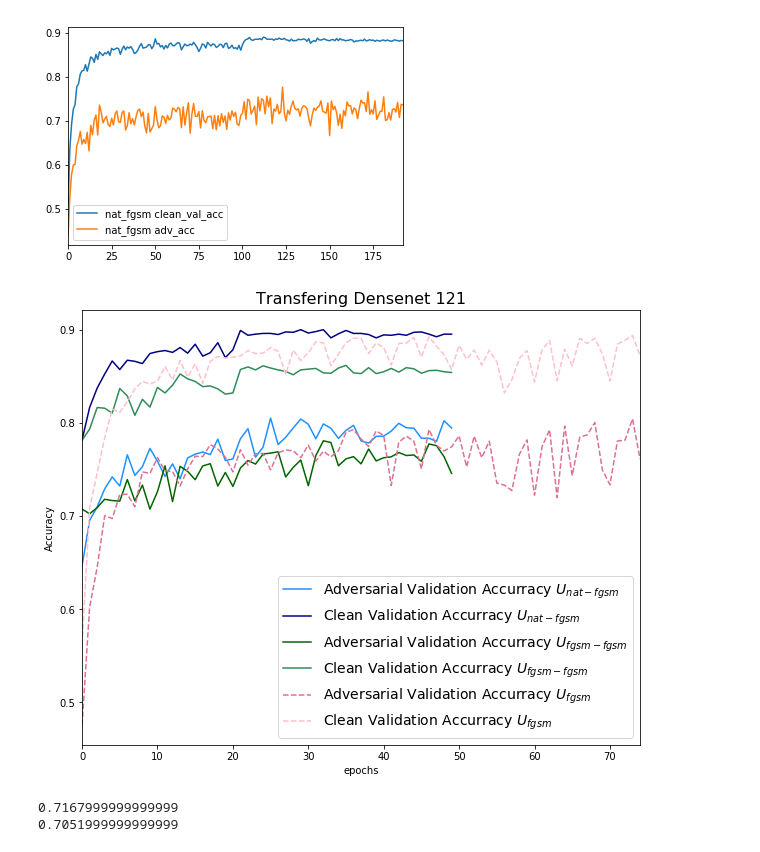
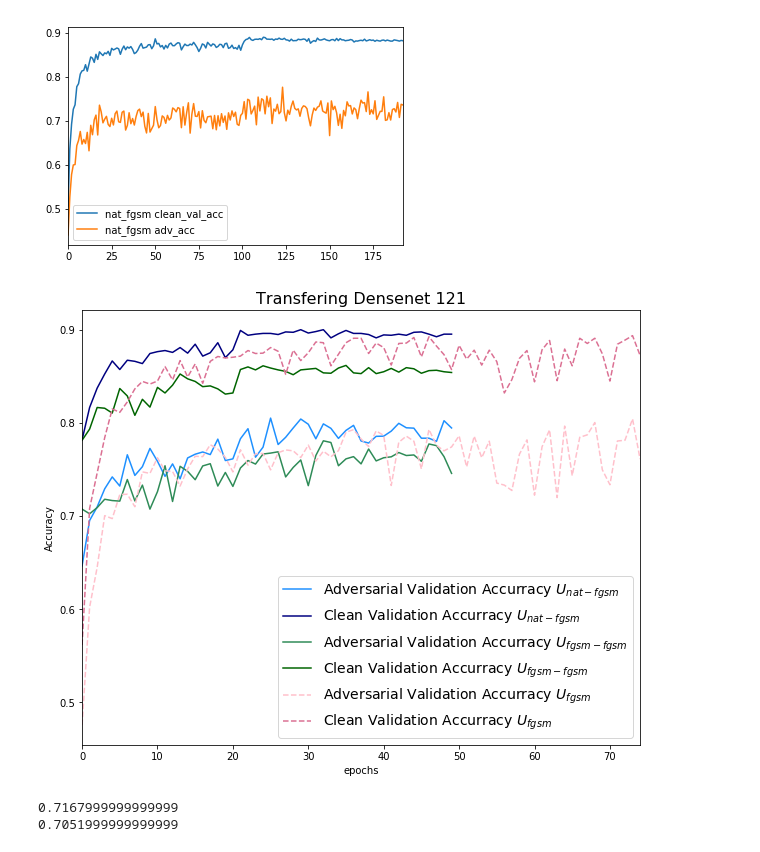
Before and after one commit to nanton96/An-Empirical-Evaluation-of-Adversarial-Robustness-under-Transfer-Learning, a Jupyter notebook: notebooks/Testing_Results_2.ipynb, the cells around one changed output. Saved outputs shown, nothing was run; the diff lists cells and outputs as text; code cells hidden in the pictures.

```diff
--- a/notebooks/Testing_Results_2.ipynb
+++ b/notebooks/Testing_Results_2.ipynb
@@ -149,38 +149,38 @@ plt.legend()
 baseline = 'densenet121_cifar10_fgsm'
 net='transfer_resnet56_nat_fgsm'
 plt.figure(figsize=(10,8))
 plt.title('Transfering Densenet 121',fontsize=16)
 adv_val_acc_summary[net].plot(label = 'Adversarial Validation Accurracy $U_{nat-fgsm}$', color='dodgerblue')
 clean_val_acc_summary[net].plot(label = 'Clean Validation Accurracy $U_{nat-fgsm}$', color='navy')
 
 
 net='transfer_densenet121_fgsm_fgsm'
 
-adv_val_acc_summary[net].plot(label = 'Adversarial Validation Accurracy $U_{fgsm-fgsm}$', color='darkgreen')
-clean_val_acc_summary[net].plot(label = 'Clean Validation Accurracy $U_{fgsm-fgsm}$', color='seagreen')
+adv_val_acc_summary[net].plot(label = 'Adversarial Validation Accurracy $U_{fgsm-fgsm}$', color='seagreen')
+clean_val_acc_summary[net].plot(label = 'Clean Validation Accurracy $U_{fgsm-fgsm}$', color='darkgreen')
 
-adv_val_acc_summary[baseline][:75].plot(label = 'Adversarial Validation Accurracy $U_{fgsm}$',color = 'palevioletred',linestyle='dashed')
-clean_val_acc_summary[baseline][:75].plot(label = 'Clean Validation Accurracy $U_{fgsm}$',color='pink',linestyle='dashed')
+adv_val_acc_summary[baseline][:75].plot(label = 'Adversarial Validation Accurracy $U_{fgsm}$',color = 'pink',linestyle='dashed')
+clean_val_acc_summary[baseline][:75].plot(label = 'Clean Validation Accurracy $U_{fgsm}$',color='palevioletred',linestyle='dashed')
 plt.legend(fontsize=14)
 plt.xlabel('epochs')
 plt.ylabel('Accuracy')
 
 
 # net='transfer_densenet121_fgsm_fgsm'
 
 # adv_val_acc_summary[net].plot(label = 'adv_val_acc')
 # clean_val_acc_summary[net].plot(label = 'clean_val_acc')
 
 # adv_val_acc_summary[baseline].plot(label = 'adv_val_acc')
 # clean_val_acc_summary[baseline].plot(label = 'clean_val_acc')
 # plt.xlabel('epochs')
 # plt.ylabel('Accuracy')
 plt.savefig('TransferLearning.pdf')
 
 
 plt.show()
 # %% [output]
-[figure, old version]
+[figure, new version]
 # %%
 plt.figure(figsize=(10,10))
 train_summary['transfer_resnet56_fgsm_fgsm'].plot(label = 'clean_train_acc fgsm_fgsm')
```
Also changed, not shown: 4 other files.
